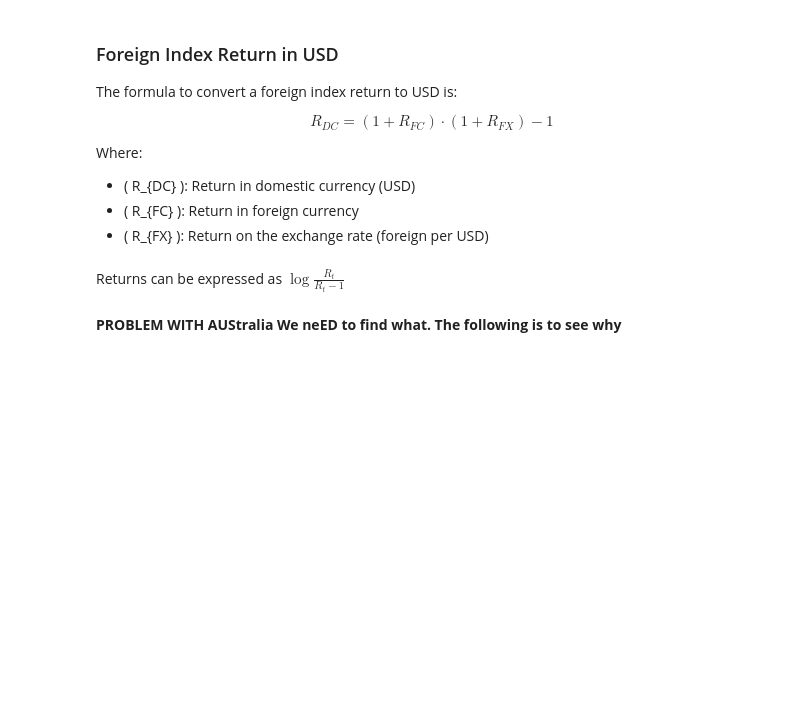
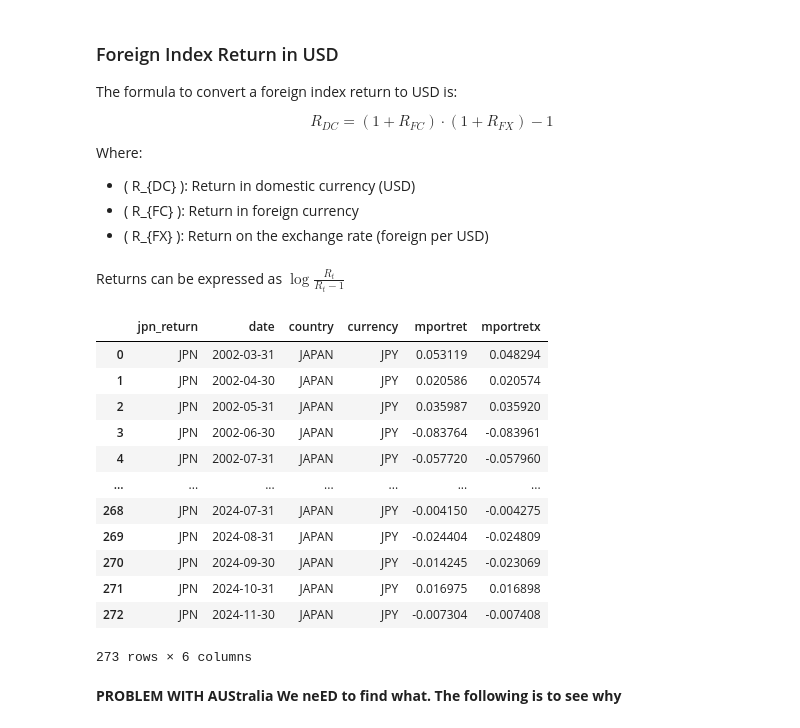
Before and after one commit to Wfiles/global-tactical-fund-simulator, a Jupyter notebook: data_collection.ipynb, the cells around one changed output. Saved outputs shown, nothing was run; the diff lists cells and outputs as text; code cells hidden in the pictures; blank space fills up the shorter version.

```diff
--- a/data_collection.ipynb
+++ b/data_collection.ipynb
@@ -221,3 +250,19 @@ Returns can be expressed as $\log{\frac{R_{t}}{R_t - 1}}$
+# %%
+country_data['jpn']
+# %% [output]
+|  | jpn_return | date | country | currency | mportret | mportretx |
+| 0 | JPN | 2002-03-31 | JAPAN | JPY | 0.053119 | 0.048294 |
+| 1 | JPN | 2002-04-30 | JAPAN | JPY | 0.020586 | 0.020574 |
+| 2 | JPN | 2002-05-31 | JAPAN | JPY | 0.035987 | 0.035920 |
+| 3 | JPN | 2002-06-30 | JAPAN | JPY | -0.083764 | -0.083961 |
+| 4 | JPN | 2002-07-31 | JAPAN | JPY | -0.057720 | -0.057960 |
+| ... | ... | ... | ... | ... | ... | ... |
+| 268 | JPN | 2024-07-31 | JAPAN | JPY | -0.004150 | -0.004275 |
+| 269 | JPN | 2024-08-31 | JAPAN | JPY | -0.024404 | -0.024809 |
+| 270 | JPN | 2024-09-30 | JAPAN | JPY | -0.014245 | -0.023069 |
+| 271 | JPN | 2024-10-31 | JAPAN | JPY | 0.016975 | 0.016898 |
+| 272 | JPN | 2024-11-30 | JAPAN | JPY | -0.007304 | -0.007408 |
+273 rows × 6 columns
 # %%
 def convert_foreign_to_usd(ret_foreign_currency, ret_fx):
     return (1 + ret_foreign_currency) * (1 + ret_fx) - 1
```
Also changed, not shown: parts of 43 cells of this notebook.
